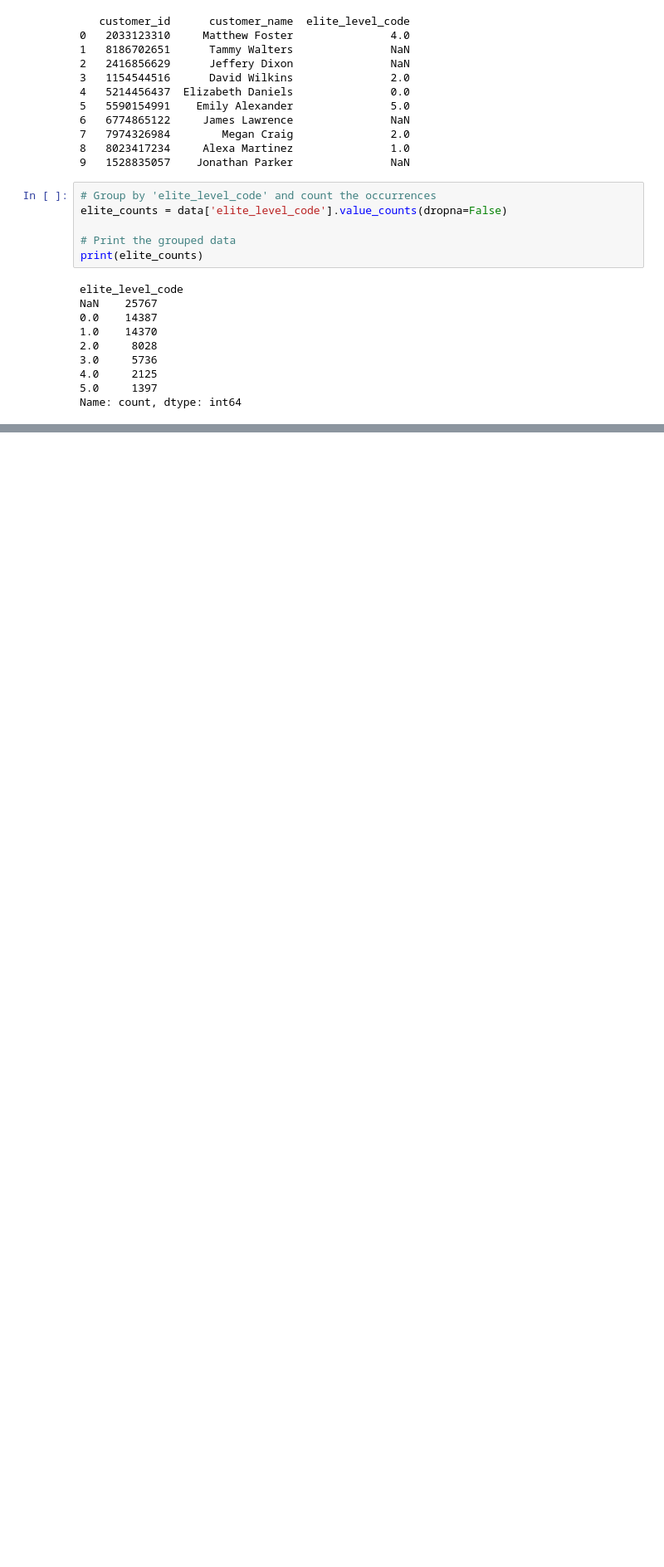
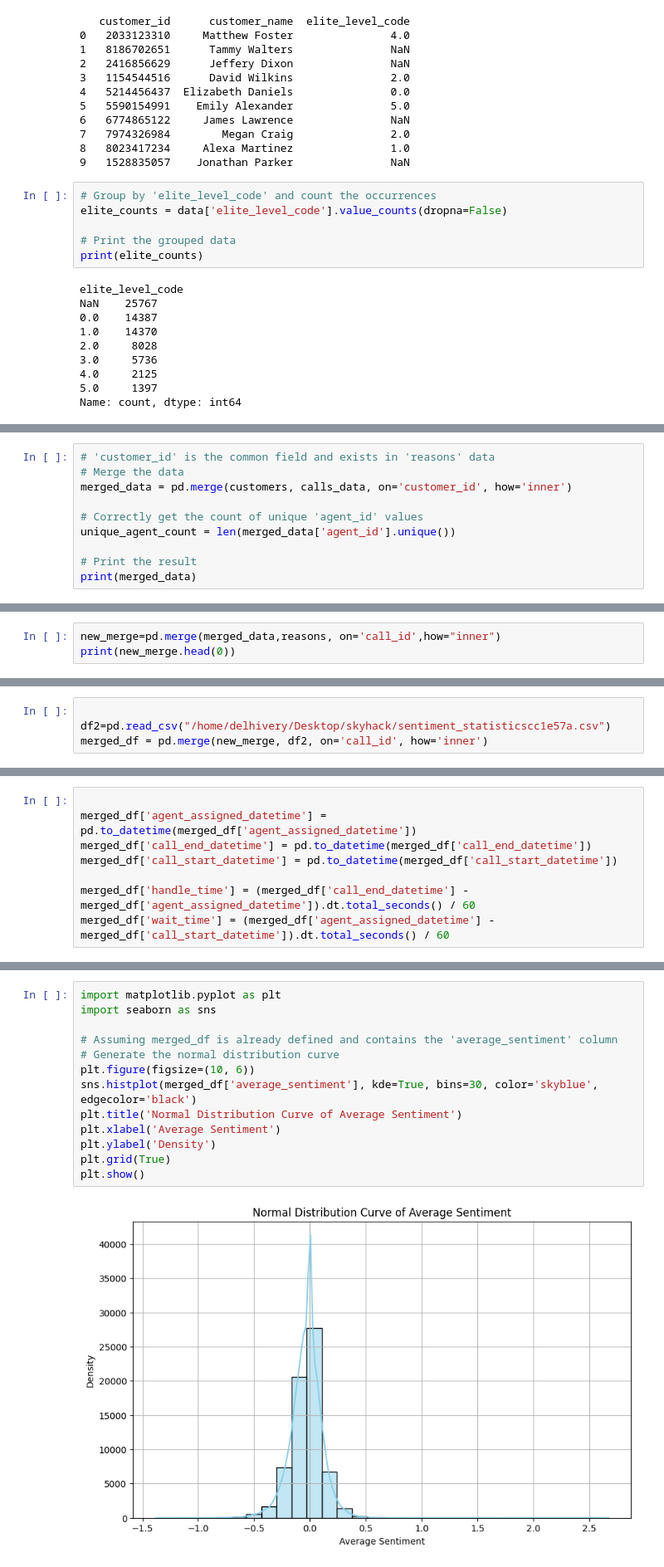
Before and after one commit to techkushagra/skyhackk, a Jupyter notebook: Main.ipynb, the cells around one changed output, grey strips where cells are left out. Shown: that part at 83% size. Saved outputs shown, nothing was run; the diff lists cells and outputs as text; blank space fills up the shorter version.

```diff
--- a/Main.ipynb
+++ b/Main.ipynb
@@ -903,0 +871,10 @@ Top 9 Dates with the Highest AST (Average Speed to Answer):
+# %%
+# 'customer_id' is the common field and exists in 'reasons' data
+# Merge the data
+merged_data = pd.merge(customers, calls_data, on='customer_id', how='inner')
+
+# Correctly get the count of unique 'agent_id' values
+unique_agent_count = len(merged_data['agent_id'].unique())
+
+# Print the result
+print(merged_data)
@@ -903,0 +899,3 @@ Top 9 Dates with the Highest AST (Average Speed to Answer):
+# %%
+new_merge=pd.merge(merged_data,reasons, on='call_id',how="inner")
+print(new_merge.head(0))
@@ -903,0 +1064,4 @@ Top 9 Dates with the Highest AST (Average Speed to Answer):
+# %%
+
+df2=pd.read_csv("/home/delhivery/Desktop/skyhack/sentiment_statisticscc1e57a.csv")
+merged_df = pd.merge(new_merge, df2, on='call_id', how='inner')
@@ -903,0 +1108,8 @@ Top 9 Dates with the Highest AST (Average Speed to Answer):
+# %%
+
+merged_df['agent_assigned_datetime'] = pd.to_datetime(merged_df['agent_assigned_datetime'])
+merged_df['call_end_datetime'] = pd.to_datetime(merged_df['call_end_datetime'])
+merged_df['call_start_datetime'] = pd.to_datetime(merged_df['call_start_datetime'])
+
+merged_df['handle_time'] = (merged_df['call_end_datetime'] - merged_df['agent_assigned_datetime']).dt.total_seconds() / 60
+merged_df['wait_time'] = (merged_df['agent_assigned_datetime'] - merged_df['call_start_datetime']).dt.total_seconds() / 60
@@ -903,0 +1259,15 @@ Top 9 Dates with the Highest AST (Average Speed to Answer):
+# %%
+import matplotlib.pyplot as plt
+import seaborn as sns
+
+# Assuming merged_df is already defined and contains the 'average_sentiment' column
+# Generate the normal distribution curve
+plt.figure(figsize=(10, 6))
+sns.histplot(merged_df['average_sentiment'], kde=True, bins=30, color='skyblue', edgecolor='black')
+plt.title('Normal Distribution Curve of Average Sentiment')
+plt.xlabel('Average Sentiment')
+plt.ylabel('Density')
+plt.grid(True)
+plt.show()
+# %% [output]
+[figure, added]
```
Also changed, not shown: parts of 91 cells of this notebook, 1 other file.
